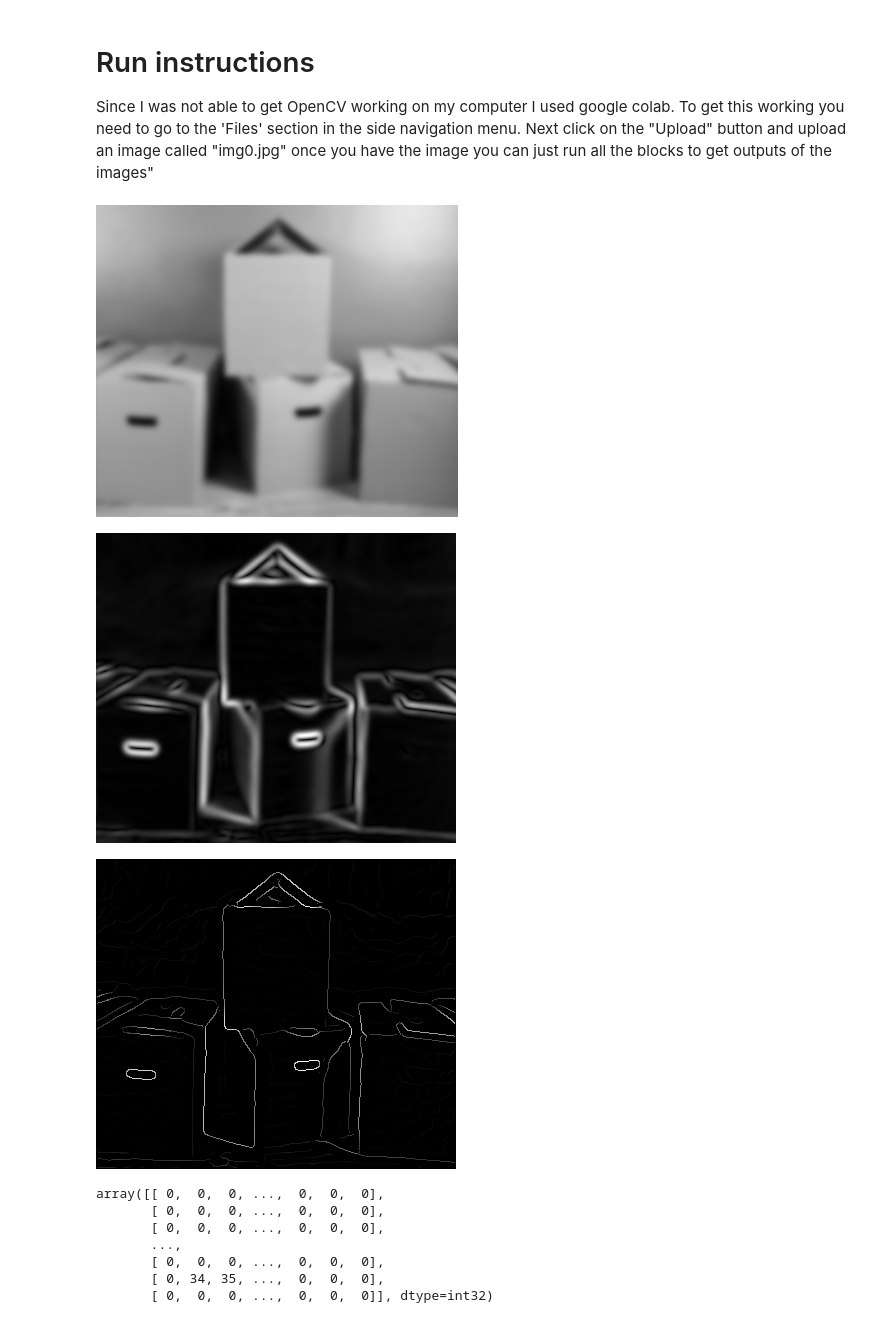
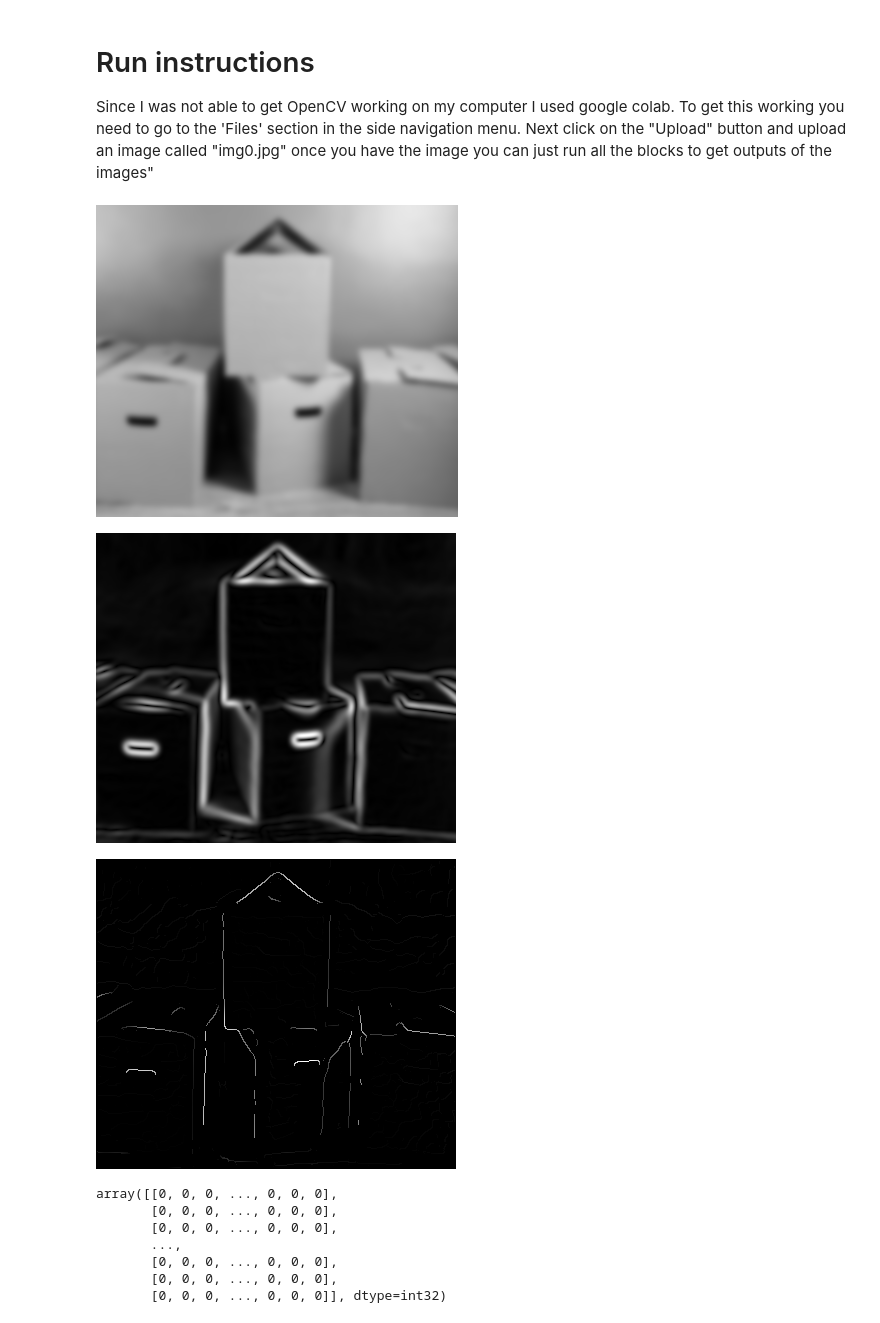
Before and after one commit to BrijPatel15/Vision, a Jupyter notebook: Assignment1.ipynb, the cells around one changed output. Cells and saved outputs as stored; diff of their text form; code cells hidden in the pictures.

```diff
--- a/Assignment1.ipynb
+++ b/Assignment1.ipynb
@@ -42,7 +42,10 @@ def nonMaxSuppression(img, theta):
     M, N = img.shape
     Z = np.zeros((M, N), dtype=np.int32)
     angle = theta * 180. / np.pi
-    angle[angle < 0] += 180
+    for a in angle:
+      for val in a:
+        if val < 0:
+          val = val + 180
     for i in range(1, M - 1):
         for j in range(1, N - 1):
             try:
@@ -63,38 +66,38 @@ def nonMaxSuppression(img, theta):
                 # angle 135
                 elif 112.5 <= angle[i, j] < 157.5:
                     neighbour1 = img[i - 1, j - 1]
                     neighbour2 = img[i + 1, j + 1]
 
                 if img[i, j] >= neighbour1 and img[i, j] >= neighbour2:
                     Z[i, j] = img[i, j]
                 else:
                     Z[i, j] = 0
             except:
                 pass
     return Z
 
 
 def myEdgeDetector(img0, sigma):
     img = cv2.imread(img0)
     gray = cv2.cvtColor(img, cv2.COLOR_BGR2GRAY)
     imgSmoothed = gaussianKernel(sigma, gray)
     cv2_imshow(imgSmoothed)
     sobelMat, theta = createSobelFilters(imgSmoothed)
     cv2_imshow(sobelMat)
     nonMaxImg = nonMaxSuppression(sobelMat, theta)
     cv2_imshow(nonMaxImg)
     return nonMaxImg
 
 
 myEdgeDetector("img0.jpg", 3)
 # %% [output]
 [figure]
 [figure]
-[figure, old version]
+[figure, new version]
-array([[ 0,  0,  0, ...,  0,  0,  0],
-       [ 0,  0,  0, ...,  0,  0,  0],
-       [ 0,  0,  0, ...,  0,  0,  0],
+array([[0, 0, 0, ..., 0, 0, 0],
+       [0, 0, 0, ..., 0, 0, 0],
+       [0, 0, 0, ..., 0, 0, 0],
        ...,
-       [ 0,  0,  0, ...,  0,  0,  0],
-       [ 0, 34, 35, ...,  0,  0,  0],
-       [ 0,  0,  0, ...,  0,  0,  0]], dtype=int32)
+       [0, 0, 0, ..., 0, 0, 0],
+       [0, 0, 0, ..., 0, 0, 0],
+       [0, 0, 0, ..., 0, 0, 0]], dtype=int32)
```
